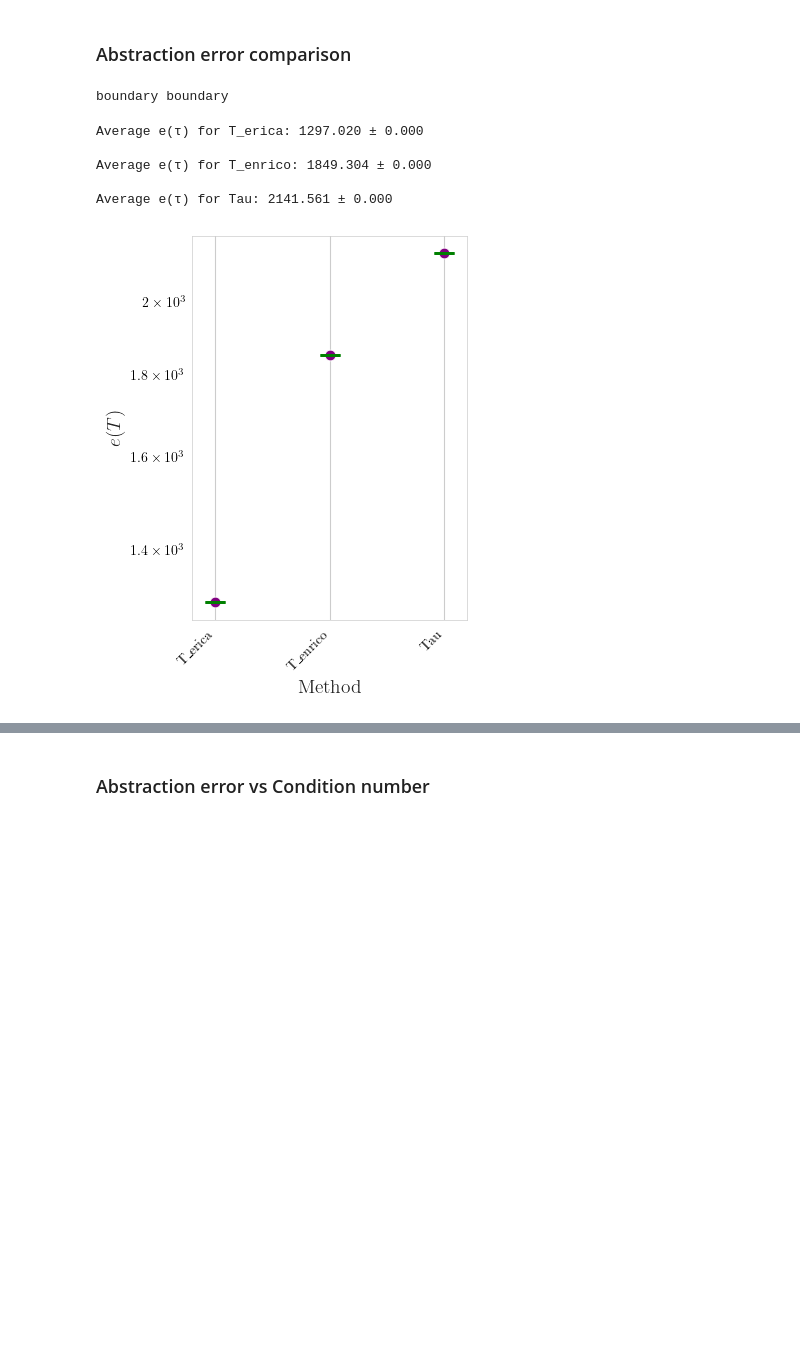
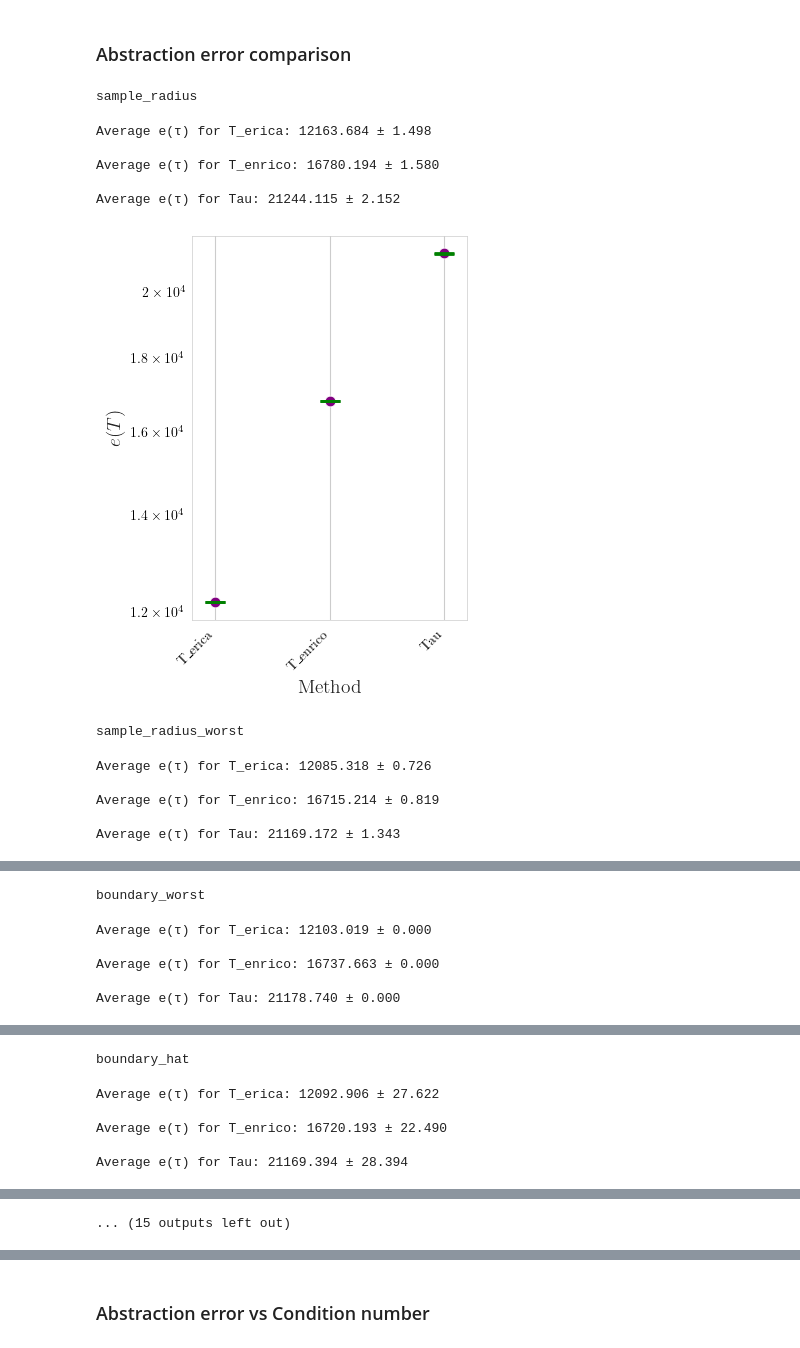
Before and after one commit to yfelekis/DiRoCA, a Jupyter notebook: empirical_optimisation.ipynb, the cells around one changed output, grey strips where cells are left out. Drawn from its saved outputs; the diff is of its cells as text; code cells hidden in the pictures; blank space fills up the shorter version.

```diff
--- a/empirical_optimisation.ipynb
+++ b/empirical_optimisation.ipynb
@@ -127,2 +128,2 @@ params_erica = {
 # %%
-T_erica, Theta_erica, Phi_erica = oput.run_empirical_erica_optimization(**params_erica)
+params_erica, T_erica = oput.run_empirical_erica_optimization(**opt_params_erica)
@@ -250,0 +252,24 @@ elif test_interv:
+# %%
+def sample_from_frobenius_ball(params, radius_type, boundary, rand_rad):
+    """
+    Initialize a matrix inside the Frobenius ball with ||X||_F^2 <= N*epsilon^2
+    """
+    num_samples, num_vars = params['pert_U'].shape
+    if radius_type == 'worst_case':
+        radius = params['radius_worst']
+
+    elif radius_type == 'hat_case':
+        radius = params['radius']
+
+    elif radius_type == 'random':
+        radius = rand_rad
+
+    matrix           = np.random.randn(num_samples, num_vars)
+    squared_norm     = np.linalg.norm(matrix, 'fro')**2
+    max_squared_norm = num_samples * radius**2
+
+    if boundary == True:
+        scaling_factor = np.sqrt(max_squared_norm / squared_norm) * np.random.rand(1)
+    else:
+        scaling_factor = np.sqrt(max_squared_norm / squared_norm)
+    return matrix * scaling_factor
@@ -251,16 +309,15 @@ elif test_interv:
+# %%
+pert_types = ['sample_radius', 'sample_radius_worst', 'boundary_worst', 'boundary_hat',
+              'random_hat', 'random_worst', 'boundary_random_hat', 'boundary_random_worst', 'random_normal']
 # %%
-#for (pert_typeL, pert_typeH) in product(['random_normal', 'random_uniform', 'constraint_set', 'boundary'], ['random_normal', 'random_uniform', 'constraint_set', 'boundary']):
-for (pert_typeL, pert_typeH) in product(['boundary'], ['boundary']):
+for pert_type in pert_types:
+    print(pert_type)
+    abstraction_error = {name: [] for name in methods.keys()}
 
-    print(pert_typeL, pert_typeH)
-    abstraction_error = {name: [] for name in methods.keys()}
-    k                 = list(test_data.keys())[0]
+    for iter_num in tqdm(range(num_iter)):
 
-    # Outer loop: number of noise sampling iterations
-    for iter_num in tqdm(range(num_iter)): # desc="Noise sampling iterations"
-
-        pert_L = evut.generate_pertubation(test_data[k][0], pert_typeL, 'Theta', experiment)
-        pert_H = evut.generate_pertubation(test_data[k][1], pert_typeH, 'Phi', experiment)
+        pert_L = generate_pertubation(pert_type, 'L', experiment, rad=4)
+        pert_H = generate_pertubation(pert_type, 'H', experiment, rad=3)
 
         for name, T in methods.items():
 
@@ -274,35 +331,41 @@ for (pert_typeL, pert_typeH) in product(['boundary'], ['boundary']):
                     abst = abst + pert_H
 
                 if lin_contaminationL:
                     base  = evut.contaminate_linear_relationships(base, contamination_fraction=cont_fracL, contamination_type=cont_type)
                 if lin_contaminationH:
                     abst  = evut.contaminate_linear_relationships(abst, contamination_fraction=cont_fracH, contamination_type=cont_type)
 
                 base_norm = base / np.linalg.norm(base, 'fro')
                 abst_norm = abst / np.linalg.norm(abst, 'fro')
                 # Apply method and compute distance
                 tau_base = base @ T.T
                 dist = evut.compute_empirical_distance(tau_base, abst, metric)
 
                 total   += dist
 
             iter_avg = total / len(Ill)
             abstraction_error[name].append(iter_avg)
 
         final_abstraction_error = {}
     for name in methods:
         mean_e = np.mean(abstraction_error[name])
         std_e = np.std(abstraction_error[name])
         final_abstraction_error[name] = (mean_e, std_e * 1.96)
         print(f"Average e(τ) for {name}: {mean_e:.3f} ± {std_e:.3f}\n")
 
     evut.plot_abstraction_error(final_abstraction_error)
     print( )
 # %% [output]
-boundary boundary
+sample_radius
-Average e(τ) for T_erica: 1297.020 ± 0.000
+Average e(τ) for T_erica: 12163.684 ± 1.498
 
-Average e(τ) for T_enrico: 1849.304 ± 0.000
+Average e(τ) for T_enrico: 16780.194 ± 1.580
 
-Average e(τ) for Tau: 2141.561 ± 0.000
+Average e(τ) for Tau: 21244.115 ± 2.152
-[figure, old version]
+[figure, new version]
+sample_radius_worst
+Average e(τ) for T_erica: 12085.318 ± 0.726
+
+Average e(τ) for T_enrico: 16715.214 ± 0.819
+
+Average e(τ) for Tau: 21169.172 ± 1.343
@@ -308,0 +373,6 @@ Average e(τ) for Tau: 2141.561 ± 0.000
+boundary_worst
+Average e(τ) for T_erica: 12103.019 ± 0.000
+
+Average e(τ) for T_enrico: 16737.663 ± 0.000
+
+Average e(τ) for Tau: 21178.740 ± 0.000
@@ -308,0 +380,6 @@ Average e(τ) for Tau: 2141.561 ± 0.000
+boundary_hat
+Average e(τ) for T_erica: 12092.906 ± 27.622
+
+Average e(τ) for T_enrico: 16720.193 ± 22.490
+
+Average e(τ) for Tau: 21169.394 ± 28.394
@@ -308,0 +387 @@ Average e(τ) for Tau: 2141.561 ± 0.000
+... (15 outputs left out)
```
Also changed, not shown: parts of 17 cells of this notebook, 37 other files.
